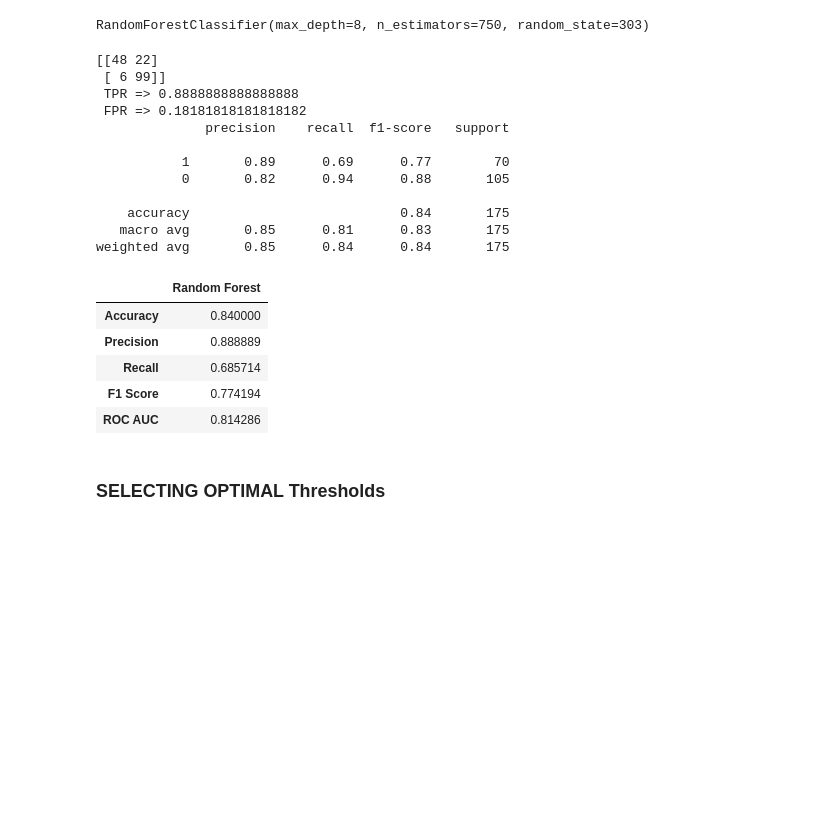
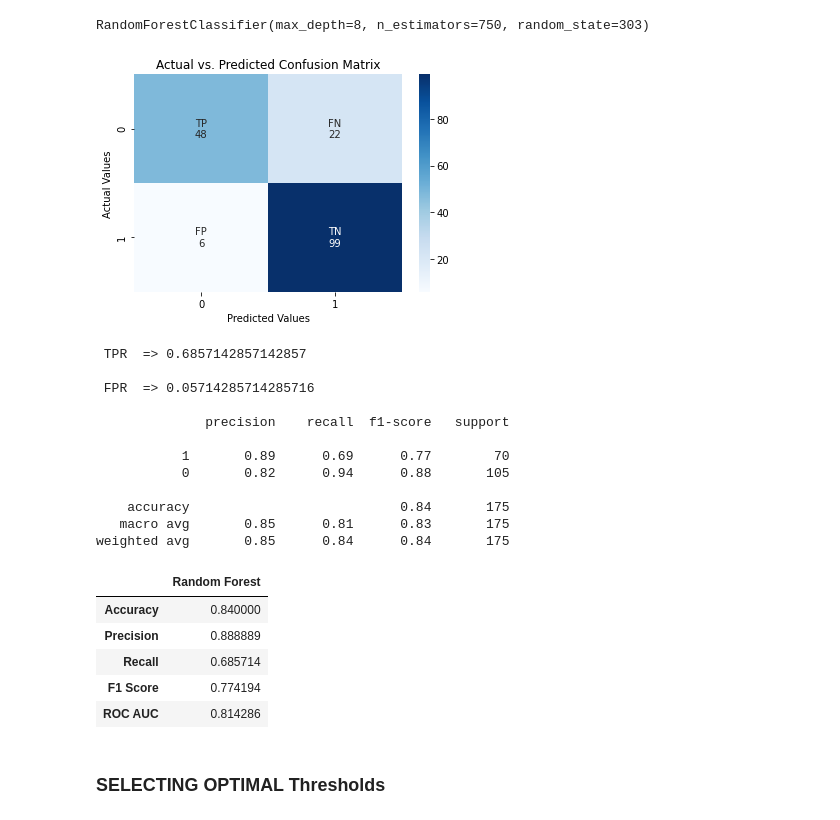
Before and after one commit to melwinmpk/python_datascience, a Jupyter notebook: TitanicDataSet_training/Main Note book/Modeling_ROCAUC.ipynb, the cells around one changed output. Drawn from its saved outputs; the diff is of its cells as text; code cells hidden in the pictures; blank space fills up the shorter version.

```diff
--- a/TitanicDataSet_training/Main Note book/Modeling_ROCAUC.ipynb
+++ b/TitanicDataSet_training/Main Note book/Modeling_ROCAUC.ipynb
@@ -300,20 +300,21 @@ model_rf.set_params(n_estimators=750,
 RandomForestClassifier(max_depth=8, n_estimators=750, random_state=303)
 # %%
 model_rf.fit(x_train, y_train)
-y_score= metrics.accuracy_score(y_test, prediction_test)
 y_pred= model_rf.predict(x_test)
+y_score= metrics.accuracy_score(y_test, y_pred)
 #########################################################
 fpr_dt, tpr_dt, _ = roc_curve(y_test, y_pred)
 roc_auc_rf = auc(fpr_dt, tpr_dt)
 #########################################################
-
-metrix_rf = model_compare("Random Forest",model_rf, y_test, prediction_test, y_score , roc_auc_rf )
+draw_confusion_matrix_binary(y_test,y_pred)
+metrix_rf = model_compare("Random Forest",model_rf, y_test, y_pred, y_score , roc_auc_rf )
 metrix_rf
 # %% [output]
+[figure, added]
-[[48 22]
- [ 6 99]]
- TPR => 0.8888888888888888
- FPR => 0.18181818181818182
+ TPR  => 0.6857142857142857
+
+ FPR  => 0.05714285714285716
+
               precision    recall  f1-score   support
 
            1       0.89      0.69      0.77        70
```
Also changed, not shown: parts of 7 cells of this notebook, 1 other file.
